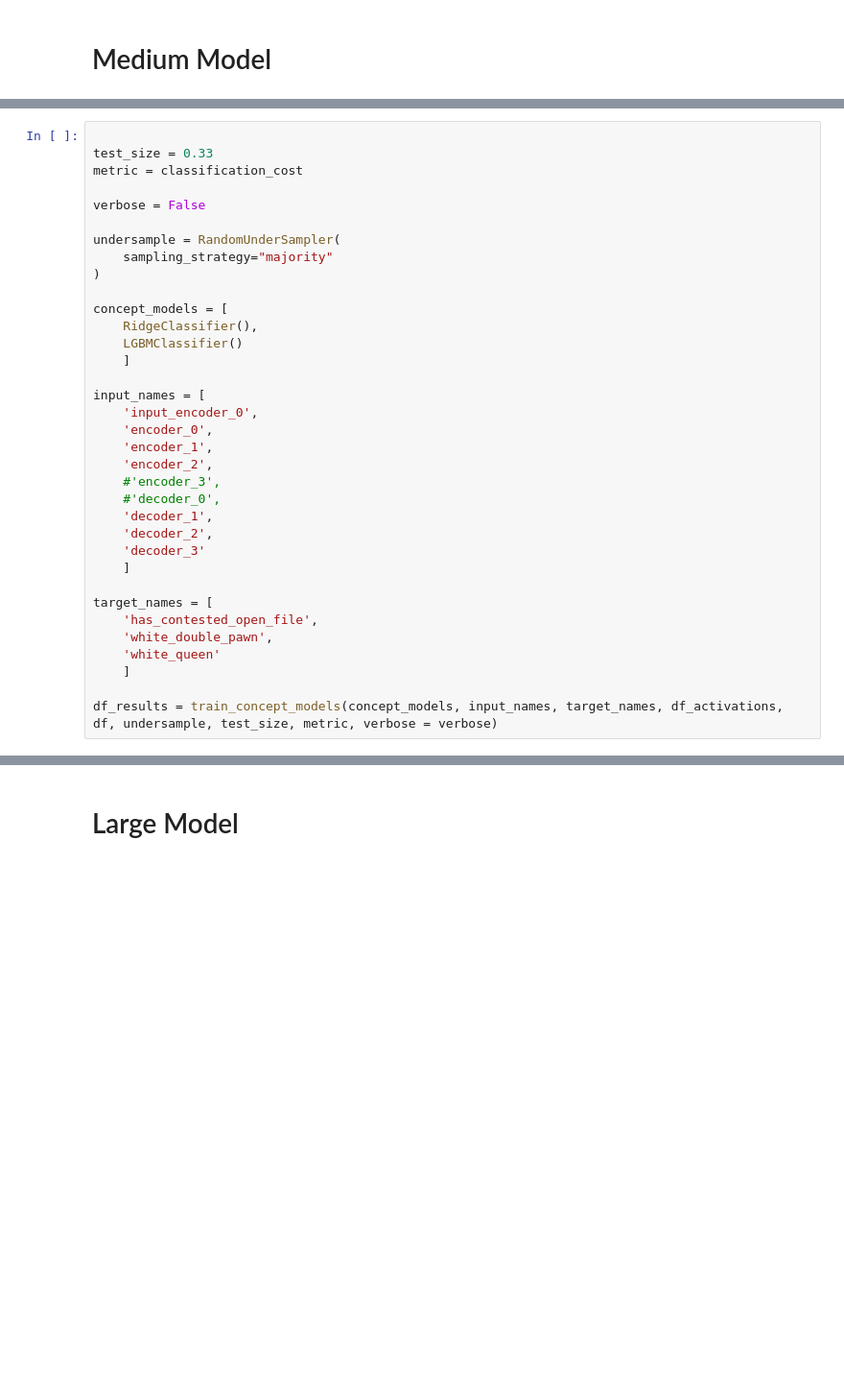
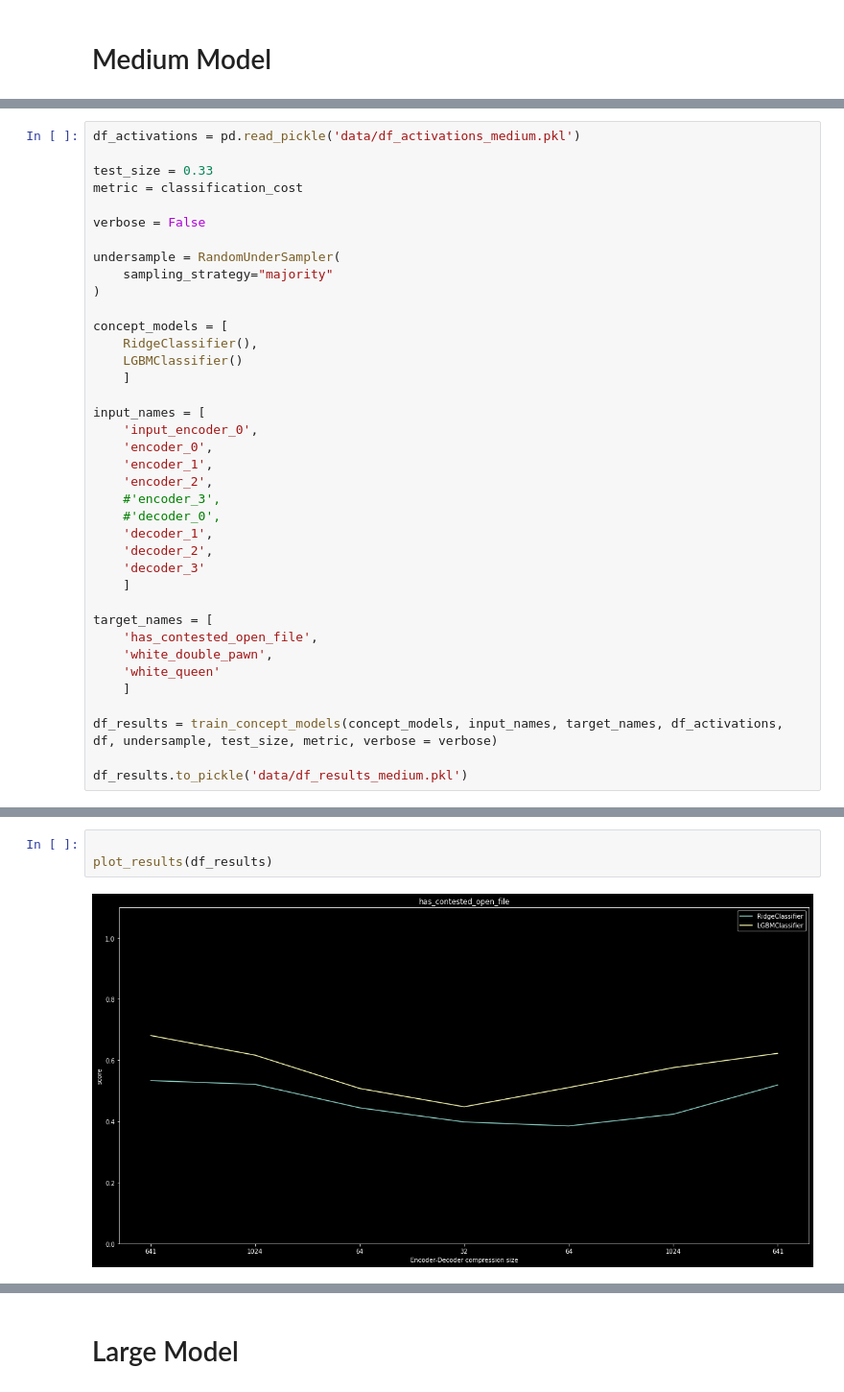
Before and after one commit to adalsteinnpals/stockfish_explain, a Jupyter notebook: stockfish_explain/experiments/chess_auto_encoder/analyze_results.ipynb, the cells around one changed output, grey strips where cells are left out. Shown at 96% size. Cells and saved outputs as stored; diff of their text form; blank space fills up the shorter version.

```diff
--- a/stockfish_explain/experiments/chess_auto_encoder/analyze_results.ipynb
+++ b/stockfish_explain/experiments/chess_auto_encoder/analyze_results.ipynb
@@ -303,4 +305,5 @@ df_activations.head()
 # %%
+df_activations = pd.read_pickle('data/df_activations_medium.pkl')
 
 test_size = 0.33
 metric = classification_cost
@@ -335,3 +338,5 @@ target_names = [
     ]
 
 df_results = train_concept_models(concept_models, input_names, target_names, df_activations, df, undersample, test_size, metric, verbose = verbose)
+
+df_results.to_pickle('data/df_results_medium.pkl')
@@ -337,0 +361,5 @@ df_results = train_concept_models(concept_models, input_names, target_names, df_
+# %%
+
+plot_results(df_results)
+# %% [output]
+[figure, added]
```
Also changed, not shown: parts of 10 cells of this notebook, 3 other files.
